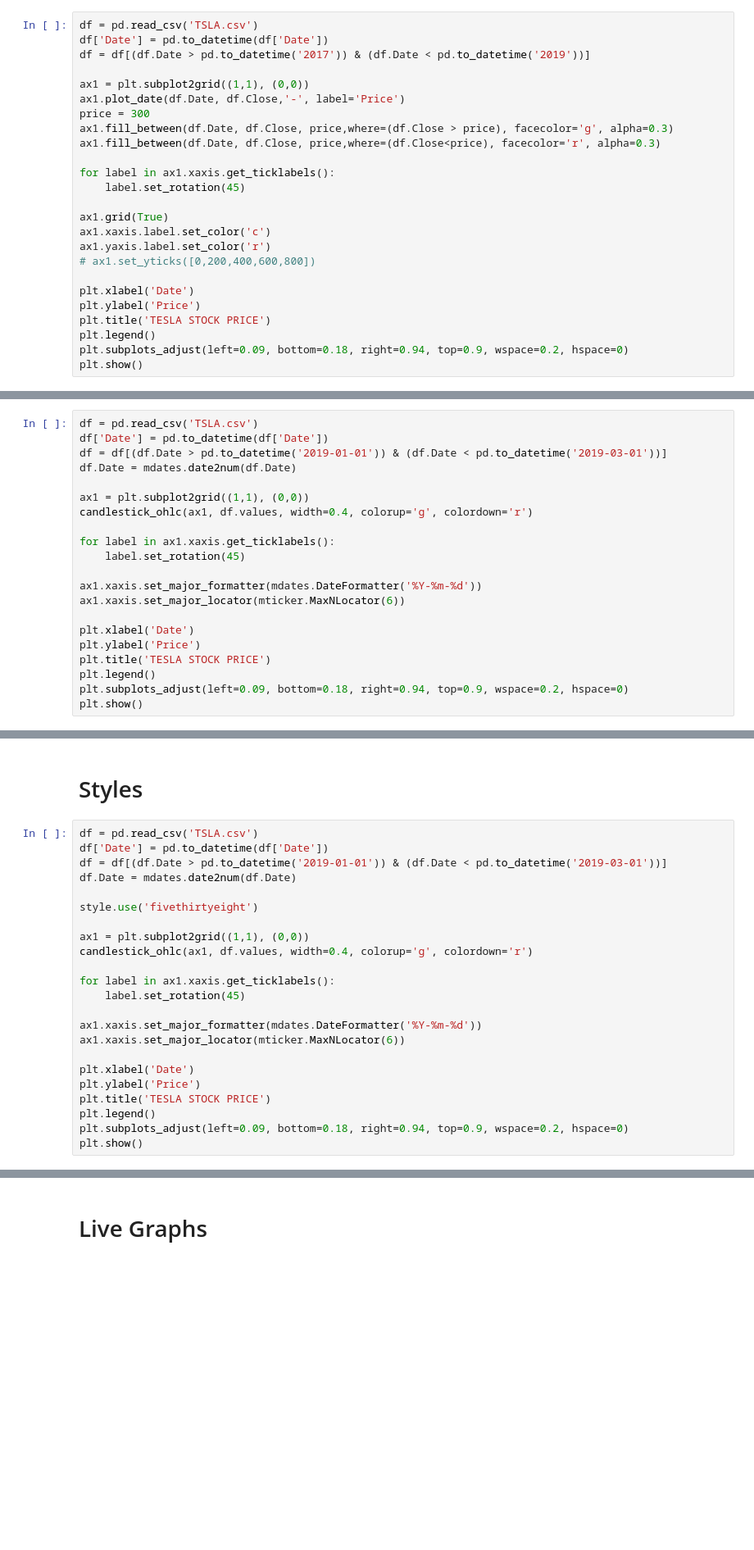
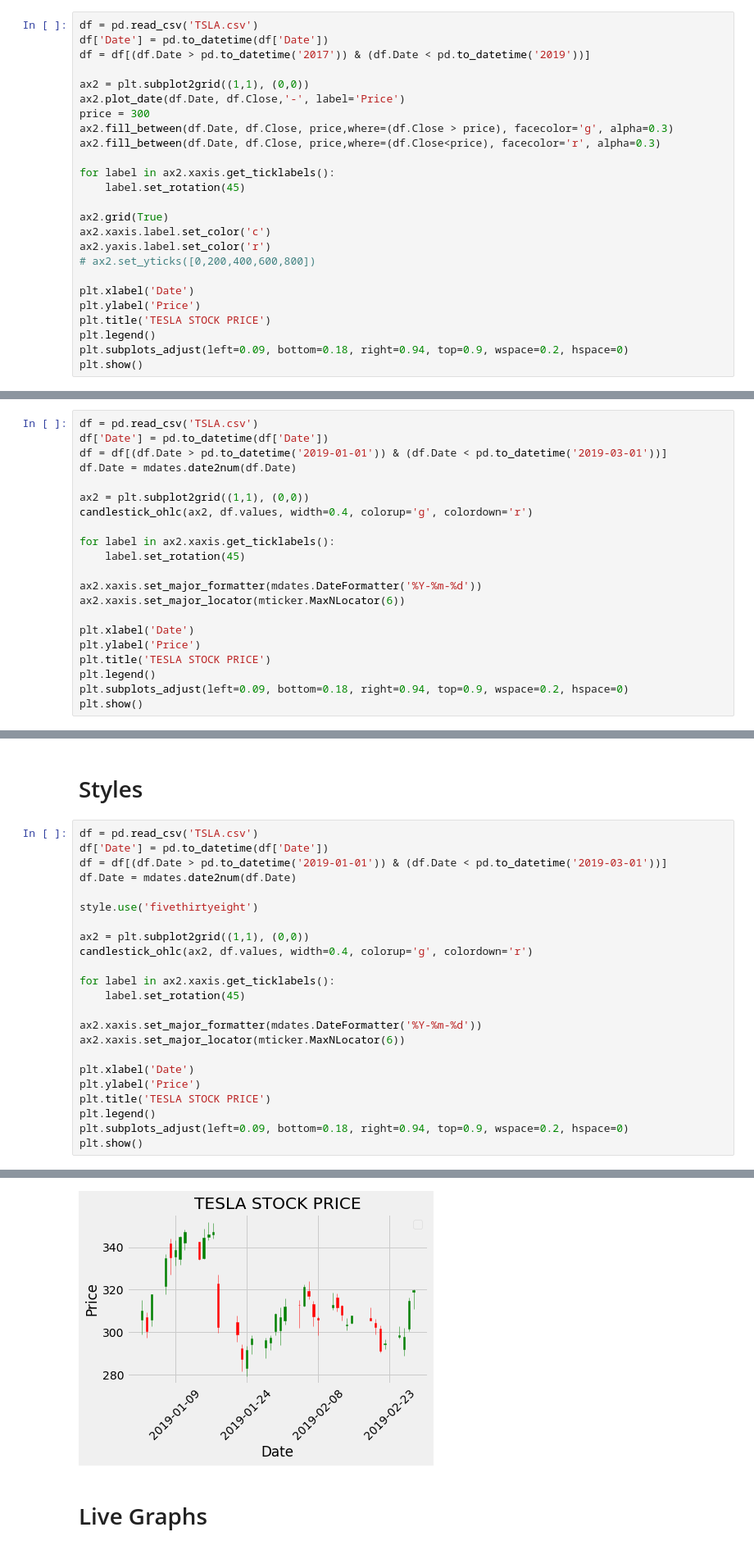
Before and after one commit to hasanarcas/Random-ML-DL-, a Jupyter notebook: Matplotlib-Course/charts.ipynb, the cells around one changed output, grey strips where cells are left out. Shown at 82% size. Drawn from its saved outputs; the diff is of its cells as text; blank space fills up the shorter version.

```diff
--- a/Matplotlib-Course/charts.ipynb
+++ b/Matplotlib-Course/charts.ipynb
@@ -146,19 +147,19 @@ df = pd.read_csv('TSLA.csv')
 df['Date'] = pd.to_datetime(df['Date'])
 df = df[(df.Date > pd.to_datetime('2017')) & (df.Date < pd.to_datetime('2019'))]
 
-ax1 = plt.subplot2grid((1,1), (0,0))
-ax1.plot_date(df.Date, df.Close,'-', label='Price')
+ax2 = plt.subplot2grid((1,1), (0,0))
+ax2.plot_date(df.Date, df.Close,'-', label='Price')
 price = 300
-ax1.fill_between(df.Date, df.Close, price,where=(df.Close > price), facecolor='g', alpha=0.3)
-ax1.fill_between(df.Date, df.Close, price,where=(df.Close<price), facecolor='r', alpha=0.3)
+ax2.fill_between(df.Date, df.Close, price,where=(df.Close > price), facecolor='g', alpha=0.3)
+ax2.fill_between(df.Date, df.Close, price,where=(df.Close<price), facecolor='r', alpha=0.3)
 
-for label in ax1.xaxis.get_ticklabels():
+for label in ax2.xaxis.get_ticklabels():
     label.set_rotation(45)
 
-ax1.grid(True)
-ax1.xaxis.label.set_color('c')
-ax1.yaxis.label.set_color('r')
-# ax1.set_yticks([0,200,400,600,800])
+ax2.grid(True)
+ax2.xaxis.label.set_color('c')
+ax2.yaxis.label.set_color('r')
+# ax2.set_yticks([0,200,400,600,800])
 
 plt.xlabel('Date')
 plt.ylabel('Price')
@@ -217,14 +218,14 @@ df['Date'] = pd.to_datetime(df['Date'])
 df = df[(df.Date > pd.to_datetime('2019-01-01')) & (df.Date < pd.to_datetime('2019-03-01'))]
 df.Date = mdates.date2num(df.Date)
 
-ax1 = plt.subplot2grid((1,1), (0,0))
-candlestick_ohlc(ax1, df.values, width=0.4, colorup='g', colordown='r')
+ax2 = plt.subplot2grid((1,1), (0,0))
+candlestick_ohlc(ax2, df.values, width=0.4, colorup='g', colordown='r')
 
-for label in ax1.xaxis.get_ticklabels():
+for label in ax2.xaxis.get_ticklabels():
     label.set_rotation(45)
 
-ax1.xaxis.set_major_formatter(mdates.DateFormatter('%Y-%m-%d'))
-ax1.xaxis.set_major_locator(mticker.MaxNLocator(6))
+ax2.xaxis.set_major_formatter(mdates.DateFormatter('%Y-%m-%d'))
+ax2.xaxis.set_major_locator(mticker.MaxNLocator(6))
 
 plt.xlabel('Date')
 plt.ylabel('Price')
@@ -245,14 +246,14 @@ df.Date = mdates.date2num(df.Date)
 
 style.use('fivethirtyeight')
 
-ax1 = plt.subplot2grid((1,1), (0,0))
-candlestick_ohlc(ax1, df.values, width=0.4, colorup='g', colordown='r')
+ax2 = plt.subplot2grid((1,1), (0,0))
+candlestick_ohlc(ax2, df.values, width=0.4, colorup='g', colordown='r')
 
-for label in ax1.xaxis.get_ticklabels():
+for label in ax2.xaxis.get_ticklabels():
     label.set_rotation(45)
 
-ax1.xaxis.set_major_formatter(mdates.DateFormatter('%Y-%m-%d'))
-ax1.xaxis.set_major_locator(mticker.MaxNLocator(6))
+ax2.xaxis.set_major_formatter(mdates.DateFormatter('%Y-%m-%d'))
+ax2.xaxis.set_major_locator(mticker.MaxNLocator(6))
 
 plt.xlabel('Date')
 plt.ylabel('Price')
@@ -266,4 +265,5 @@ plt.show()
 No artists with labels found to put in legend.  Note that artists whose label start with an underscore are ignored when legend() is called with no argument.
+[figure, added]
 # %% [markdown]
 # Live Graphs
 # %%
```
Also changed, not shown: parts of 14 cells of this notebook.
